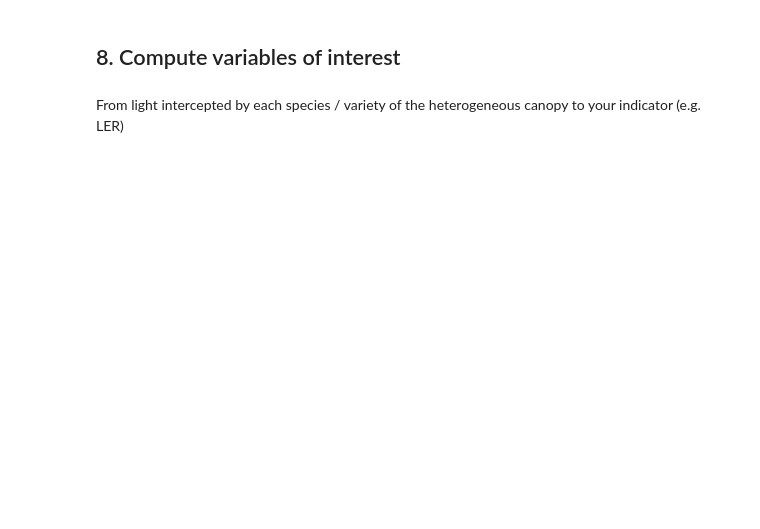
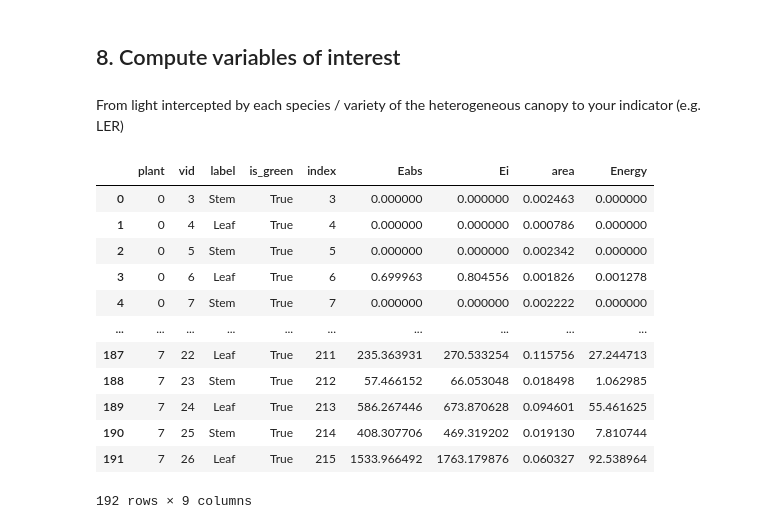
Before and after one commit to orianebro/ArchiCrop, a Jupyter notebook: tutorials/tutorial_UED.ipynb, the cells around one changed output. Cells and saved outputs as stored; diff of their text form; code cells hidden in the pictures; blank space fills up the shorter version.

```diff
--- a/tutorials/tutorial_UED.ipynb
+++ b/tutorials/tutorial_UED.ipynb
@@ -226,3 +232,19 @@ mean_leaf_irradiance(agg)
 ## 8. Compute variables of interest
 # %% [markdown]
 From light intercepted by each species / variety of the heterogeneous canopy to your indicator (e.g. LER)
+# %%
+agg
+# %% [output]
+|  | plant | vid | label | is_green | index | Eabs | Ei | area | Energy |
+| 0 | 0 | 3 | Stem | True | 3 | 0.000000 | 0.000000 | 0.002463 | 0.000000 |
+| 1 | 0 | 4 | Leaf | True | 4 | 0.000000 | 0.000000 | 0.000786 | 0.000000 |
+| 2 | 0 | 5 | Stem | True | 5 | 0.000000 | 0.000000 | 0.002342 | 0.000000 |
+| 3 | 0 | 6 | Leaf | True | 6 | 0.699963 | 0.804556 | 0.001826 | 0.001278 |
+| 4 | 0 | 7 | Stem | True | 7 | 0.000000 | 0.000000 | 0.002222 | 0.000000 |
+| ... | ... | ... | ... | ... | ... | ... | ... | ... | ... |
+| 187 | 7 | 22 | Leaf | True | 211 | 235.363931 | 270.533254 | 0.115756 | 27.244713 |
+| 188 | 7 | 23 | Stem | True | 212 | 57.466152 | 66.053048 | 0.018498 | 1.062985 |
+| 189 | 7 | 24 | Leaf | True | 213 | 586.267446 | 673.870628 | 0.094601 | 55.461625 |
+| 190 | 7 | 25 | Stem | True | 214 | 408.307706 | 469.319202 | 0.019130 | 7.810744 |
+| 191 | 7 | 26 | Leaf | True | 215 | 1533.966492 | 1763.179876 | 0.060327 | 92.538964 |
+192 rows × 9 columns
```
Also changed, not shown: parts of 8 cells of this notebook, 22 other files.
